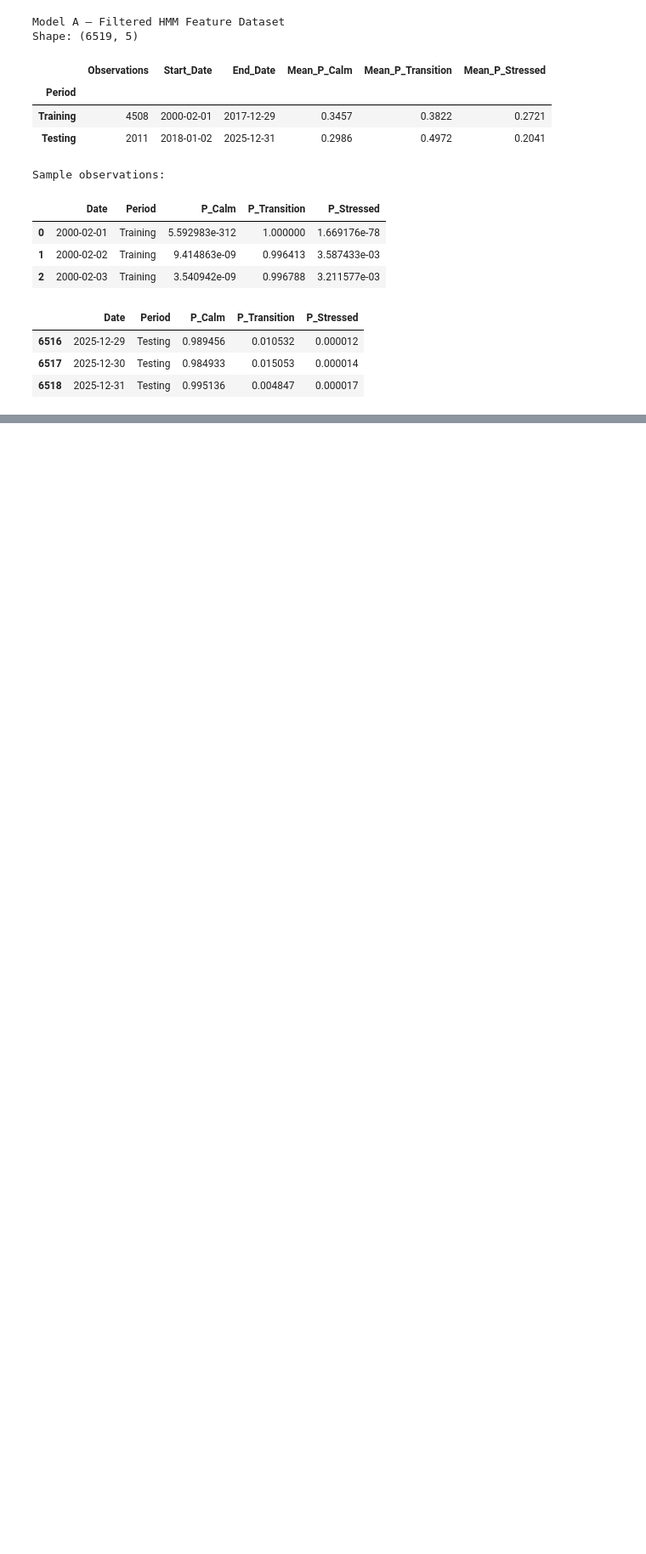
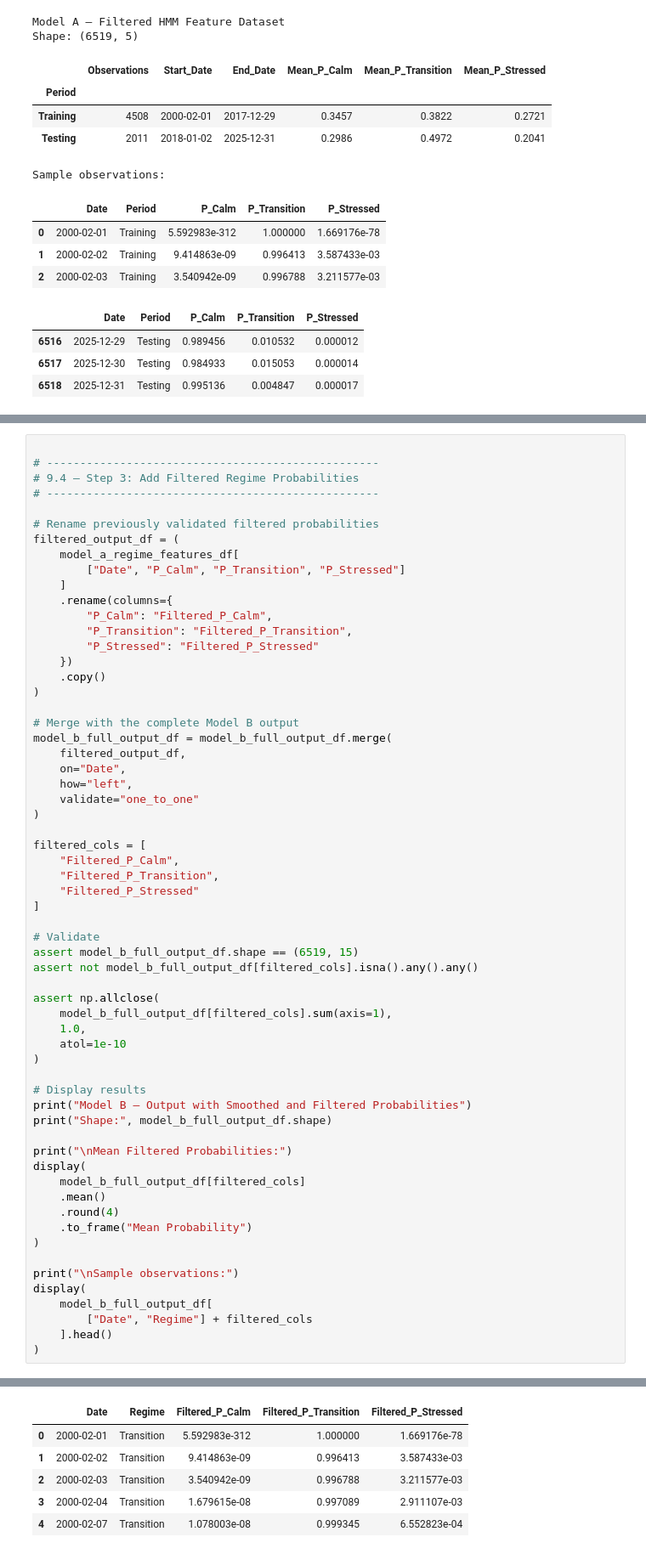
Before and after one commit to LR-Lemon/Milestone-II, a Jupyter notebook: notebooks/01_model_b_market_regimes.ipynb, the cells around one changed output, grey strips where cells are left out. Shown at 85% size. Saved outputs shown, nothing was run; the diff lists cells and outputs as text; blank space fills up the shorter version.

```diff
--- a/notebooks/01_model_b_market_regimes.ipynb
+++ b/notebooks/01_model_b_market_regimes.ipynb
@@ -9505,0 +9696,62 @@ Sample observations:
+# %%
+
+# --------------------------------------------------
+# 9.4 — Step 3: Add Filtered Regime Probabilities
+# --------------------------------------------------
+
+# Rename previously validated filtered probabilities
+filtered_output_df = (
+    model_a_regime_features_df[
+        ["Date", "P_Calm", "P_Transition", "P_Stressed"]
+    ]
+    .rename(columns={
+        "P_Calm": "Filtered_P_Calm",
+        "P_Transition": "Filtered_P_Transition",
+        "P_Stressed": "Filtered_P_Stressed"
+    })
+    .copy()
+)
+
+# Merge with the complete Model B output
+model_b_full_output_df = model_b_full_output_df.merge(
+    filtered_output_df,
+    on="Date",
+    how="left",
+    validate="one_to_one"
+)
+
+filtered_cols = [
+    "Filtered_P_Calm",
+    "Filtered_P_Transition",
+    "Filtered_P_Stressed"
+]
+
+# Validate
+assert model_b_full_output_df.shape == (6519, 15)
+assert not model_b_full_output_df[filtered_cols].isna().any().any()
+
+assert np.allclose(
+    model_b_full_output_df[filtered_cols].sum(axis=1),
+    1.0,
+    atol=1e-10
+)
+
+# Display results
+print("Model B — Output with Smoothed and Filtered Probabilities")
+print("Shape:", model_b_full_output_df.shape)
+
+print("\nMean Filtered Probabilities:")
+display(
+    model_b_full_output_df[filtered_cols]
+    .mean()
+    .round(4)
+    .to_frame("Mean Probability")
+)
+
+print("\nSample observations:")
+display(
+    model_b_full_output_df[
+        ["Date", "Regime"] + filtered_cols
+    ].head()
+)
+# %% [output]
@@ -9505,0 +9767,6 @@ Sample observations:
+|  | Date | Regime | Filtered_P_Calm | Filtered_P_Transition | Filtered_P_Stressed |
+| 0 | 2000-02-01 | Transition | 5.592983e-312 | 1.000000 | 1.669176e-78 |
+| 1 | 2000-02-02 | Transition | 9.414863e-09 | 0.996413 | 3.587433e-03 |
+| 2 | 2000-02-03 | Transition | 3.540942e-09 | 0.996788 | 3.211577e-03 |
+| 3 | 2000-02-04 | Transition | 1.679615e-08 | 0.997089 | 2.911107e-03 |
+| 4 | 2000-02-07 | Transition | 1.078003e-08 | 0.999345 | 6.552823e-04 |
```
Also changed, not shown: parts of 23 cells of this notebook.
